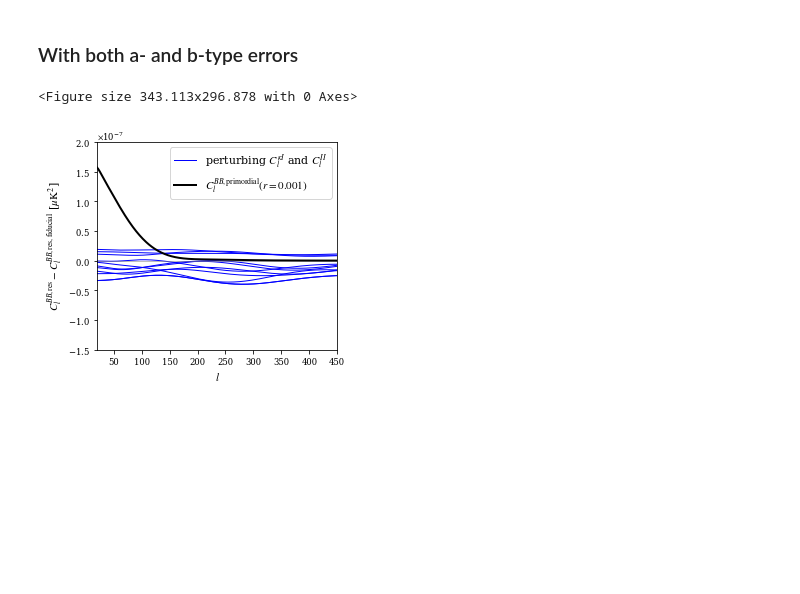
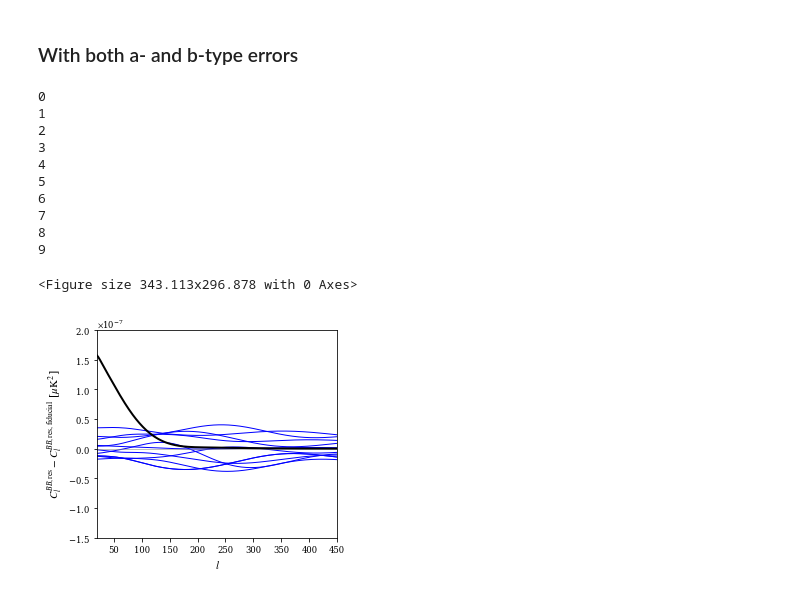
Before and after one commit to abaleato/marginalising_over_Alens, a Jupyter notebook: marginalising_over_alens_on_notebook.ipynb, the cells around one changed output. Saved outputs shown, nothing was run; the diff lists cells and outputs as text; code cells hidden in the pictures; blank space fills up the shorter version.

```diff
--- a/marginalising_over_alens_on_notebook.ipynb
+++ b/marginalising_over_alens_on_notebook.ipynb
@@ -225,7 +296,7 @@ for i in xrange(n_realisations):
     if mode == 'plotting':
         plt.plot(lmatA,TCMB**2 *(clBBADRand-clBBAD545),color='b', lw=1)
     elif mode=='statistics':
-        np.save('fixed_residuals_after_delensing_for_propagating_to_r_bias/alltracers_residual_spec_'+str(i)+'_in_uK', TCMB**2 *(clBBADRand-clBBAD545))
+        np.save('residuals_after_delensing_for_propagating_to_r_bias/alltracers_residual_spec_'+str(i)+'_in_uK', TCMB**2 *(clBBADRand-clBBAD545))
 
 if mode == 'plotting':
     # ANTON: edit legend to clarify that we're varying both auto- and cross- spectra
@@ -285,7 +356,7 @@ for i in xrange(n_realisations):
     if mode == 'plotting':
         plt.plot(lmatA,TCMB**2 *(clBBADRand-clBBAD545),color='b', lw=1)
     elif mode=='statistics':
-        np.save('fixed_residuals_after_delensing_for_propagating_to_r_bias/alltracers_residual_spec_'+str(i)+'_in_uK', TCMB**2 *(clBBADRand-clBBAD545))
+        np.save('residuals_after_delensing_for_propagating_to_r_bias/alltracers_residual_spec_'+str(i)+'_in_uK', TCMB**2 *(clBBADRand-clBBAD545))
 
 if mode == 'plotting':
     # Edit legend to clarify that we're varying both auto- and cross- spectra
@@ -321,6 +392,7 @@ fig.add_axes(axes)
 axes.yaxis.set_major_formatter(formatter)
 
 for i in xrange(n_realisations):
+    print i
     # Initialise matrix for the standard deviation of bandpower errors. We consider the case of three tracers
     n_tracers = 3
     error_stdevmat = np.zeros((n_tracers, n_tracers, len(lmatA)))
@@ -364,7 +436,8 @@ for i in xrange(n_realisations):
     if mode == 'plotting':
         plt.plot(lmatA,TCMB**2 *(clBBADRand-clBBAD545),color='b', lw=1)
     elif mode=='statistics':
-        np.save('fixed_residuals_after_delensing_for_propagating_to_r_bias/alltracers_residual_spec_'+str(i)+'_in_uK', TCMB**2 *(clBBADRand-clBBAD545))
+        #np.save('fixed_residuals_after_delensing_for_propagating_to_r_bias/alltracers_residual_spec_'+str(i)+'_in_uK', TCMB**2 *(clBBADRand-clBBAD545))
+        np.save('residuals_after_delensing_for_propagating_to_r_bias/alltracers_residual_spec_'+str(i)+'_in_uK', TCMB**2 *(clBBADRand-clBBAD545))
 
 if mode == 'plotting':
     # Edit legend to clarify that we're varying both auto- and cross- spectra
@@ -373,9 +446,11 @@ if mode == 'plotting':
     plt.axhline(0, lw=0.5, color='gray')
 
     plt.plot(lr,TCMB**2 * clBBr*0.001,label=r'$C_l^{BB,\mathrm{primordial}}(r=0.001)$',linewidth=2,color='k')
-    plt.legend(loc='best')
+    #plt.legend(loc='best')
     plt.ylim((-1.5e-7,2e-7))#plt.ylim(-1.5e-8,3.e-8)#
     plt.xlim(20,450)
     plt.ylabel(r'$C_l^{BB,\mathrm{res}}-C_l^{BB,\mathrm{res},\mathrm{fiducial}}$ [$\mu\mathrm{K}^2$]')
     plt.xlabel(r'$l$')
+
+    plt.savefig('ANTONlensBcompareErrorFINALPostHackAndGal.pdf',bbox_inches='tight', dpi=600)
 # %% [output]
@@ -457,6 +542,7 @@ fig.add_axes(axes)
 axes.yaxis.set_major_formatter(formatter)
 
 for i in xrange(n_realisations):
+    print i
     # Calculate the covariance of the relevant spectrum errors
     stdev_clkappaCIB_clkappaCIB = np.sqrt(( clkkrec*clII +  clkI**2 )/(2*cl_len.ls+1)/fsky_LAT/bandwidth )
     stdev_CIB_auto = np.sqrt(( 2*clII**2 )/(2*cl_len.ls+1)/fsky_BB/bandwidth )
@@ -469,33 +555,46 @@ for i in xrange(n_realisations):
                                                     size=stdev_CIB_auto.shape)
     pert_cross_spec = np.interp(lmatA, cl_len.ls, errors_clkappaCIB_clkappaCIB/clkI)
     pert_cross_spec[lmatA>1500.] = 0.
 
     pert_auto_spec = np.interp(lmatA, cl_len.ls, errors_clCIBCIB_clCIBCIB/clII)
     pert_auto_spec[lmatA>1500.] = 0.
 
     # Compute perturbed delensed B-mode PS
     clBBADRand = numpy.dot(mat,(1.-numpy.interp(lmatA,rho[0],rhoAlt**2.) *\
                                    (1. + pert_cross_spec*2. - pert_auto_spec))*phiBin/TCMB**2.)
     if mode == 'plotting':
         # Plot residual spectrum (perturbed minus fiducial)
         plt.plot(lmatA,TCMB**2 *(clBBADRand-clBBAD545),color='b', lw=1)
     elif mode == 'statistics':
         np.save('residuals_after_delensing_for_propagating_to_r_bias/cibonly_residual_spec_'+str(i)+'_in_uK', TCMB**2 *(clBBADRand-clBBAD545))
 
 if mode == 'plotting':
     # Edit legend to clarify that we're varying both auto- and cross- spectra
     plt.plot(lmatA, TCMB**2 * (clBBADRand-clBBAD545),label=r'perturbing $C_l^{\kappa I}$ and $C_l^{II}$',color='b', lw=1)
     # Plot x=0 line
     plt.axhline(0, lw=0.5, color='gray')
 
     # Plot tensor B-mode
     plt.plot(lr,TCMB**2 * clBBr*0.001,label=r'$C_l^{BB,\mathrm{primordial}}(r=0.001)$',linewidth=2,color='k')
-    plt.legend(loc='best')
+
+    #plt.legend(loc='best')
 
     plt.ylim((-1.5e-7,2e-7))#plt.ylim(-1.5e-8,3.e-8)#
     plt.xlim(20,450)
     plt.ylabel(r'$C_l^{BB,\mathrm{res}}-C_l^{BB,\mathrm{res},\mathrm{fiducial}}$ [$\mu\mathrm{K}^2$]')
     plt.xlabel(r'$l$')
+
+    plt.savefig('ANTONlensBcompareErrorFINALPostHack_CIBonly.pdf',bbox_inches='tight', dpi=600)
 # %% [output]
-<Figure size 343.113x296.878 with 0 Axes>
+0
+1
+2
+3
+4
+5
+6
+7
+8
+9
+<Figure size 343.113x296.878 with 0 Axes>
-[figure, old version]
+[figure, new version]
```
Also changed, not shown: parts of 8 cells of this notebook.
